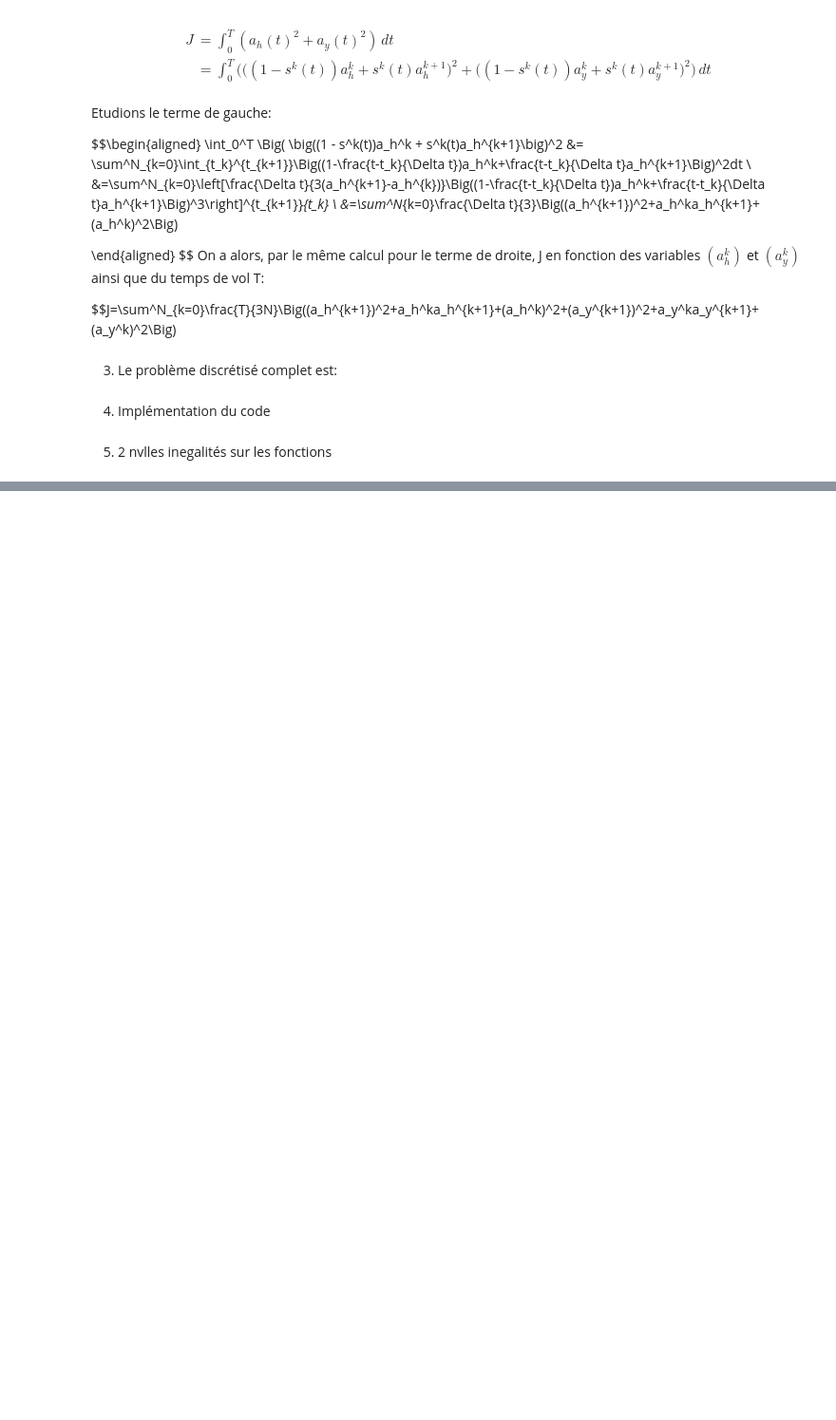
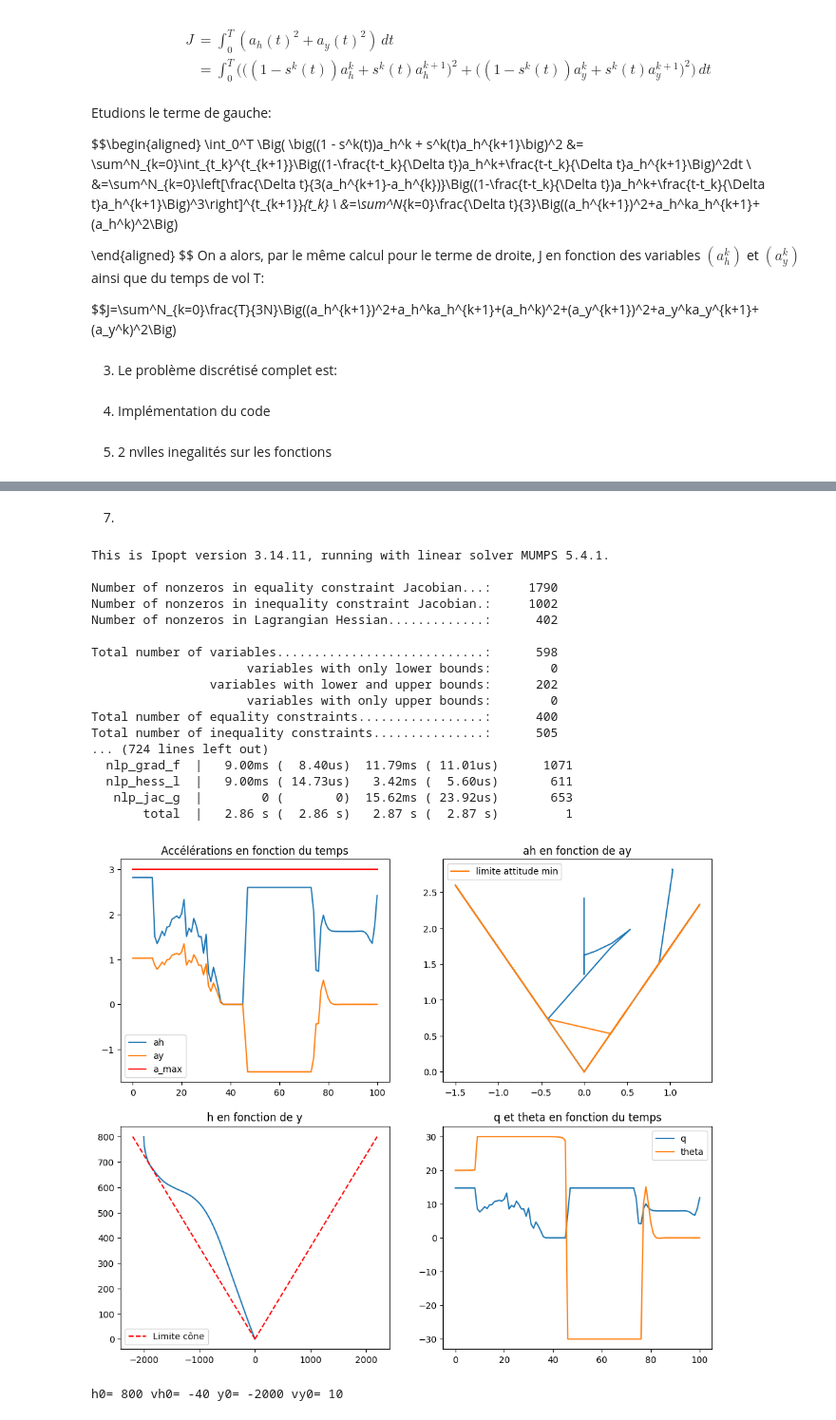
Before and after one commit to anaiscorbiere03/projet_maths, a Jupyter notebook: optim.ipynb, the cells around one changed output, grey strips where cells are left out. Shown at 95% size. Drawn from its saved outputs; the diff is of its cells as text; code cells hidden in the pictures; blank space fills up the shorter version.

```diff
--- a/optim.ipynb
+++ b/optim.ipynb
@@ -250,0 +309,28 @@ plt.plot(y,h,label="h en fct de y")
+# %% [markdown]
+7.
+# %%
+h0 = 800 #m
+vh0= -40 #m/s
+y0 = -2000 #m
+vy0= 10 #m/s
+solve(T,N,h0,vh0,y0,vy0)
+# %% [output]
+This is Ipopt version 3.14.11, running with linear solver MUMPS 5.4.1.
+
+Number of nonzeros in equality constraint Jacobian...:     1790
+Number of nonzeros in inequality constraint Jacobian.:     1002
+Number of nonzeros in Lagrangian Hessian.............:      402
+
+Total number of variables............................:      598
+                     variables with only lower bounds:        0
+                variables with lower and upper bounds:      202
+                     variables with only upper bounds:        0
+Total number of equality constraints.................:      400
+Total number of inequality constraints...............:      505
+... (724 lines left out)
+  nlp_grad_f  |   9.00ms (  8.40us)  11.79ms ( 11.01us)      1071
+  nlp_hess_l  |   9.00ms ( 14.73us)   3.42ms (  5.60us)       611
+   nlp_jac_g  |        0 (       0)  15.62ms ( 23.92us)       653
+       total  |   2.86 s (  2.86 s)   2.87 s (  2.87 s)         1
+[figure, added]
+h0= 800 vh0= -40 y0= -2000 vy0= 10
```
Also changed, not shown: parts of 4 cells of this notebook.
